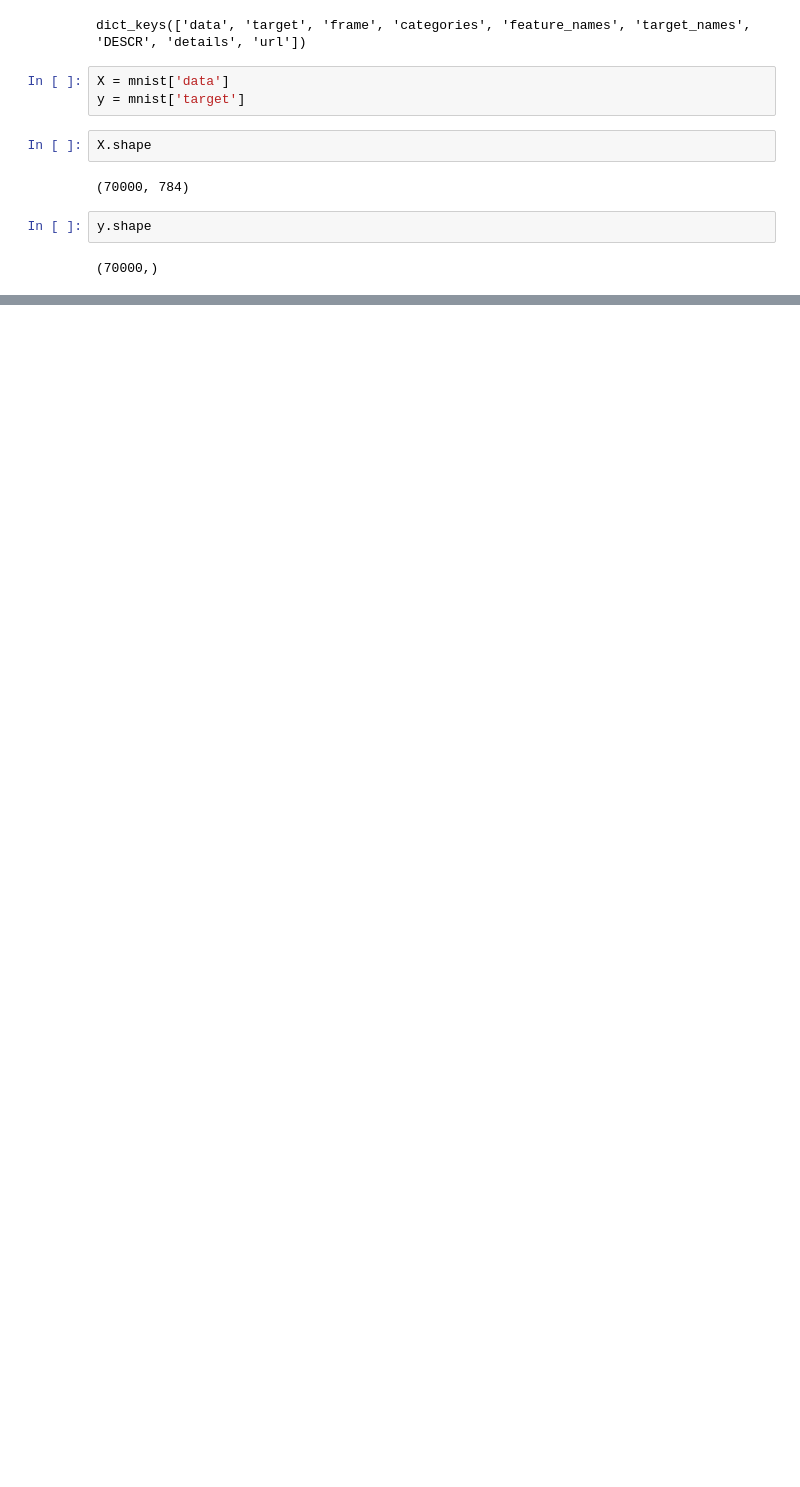
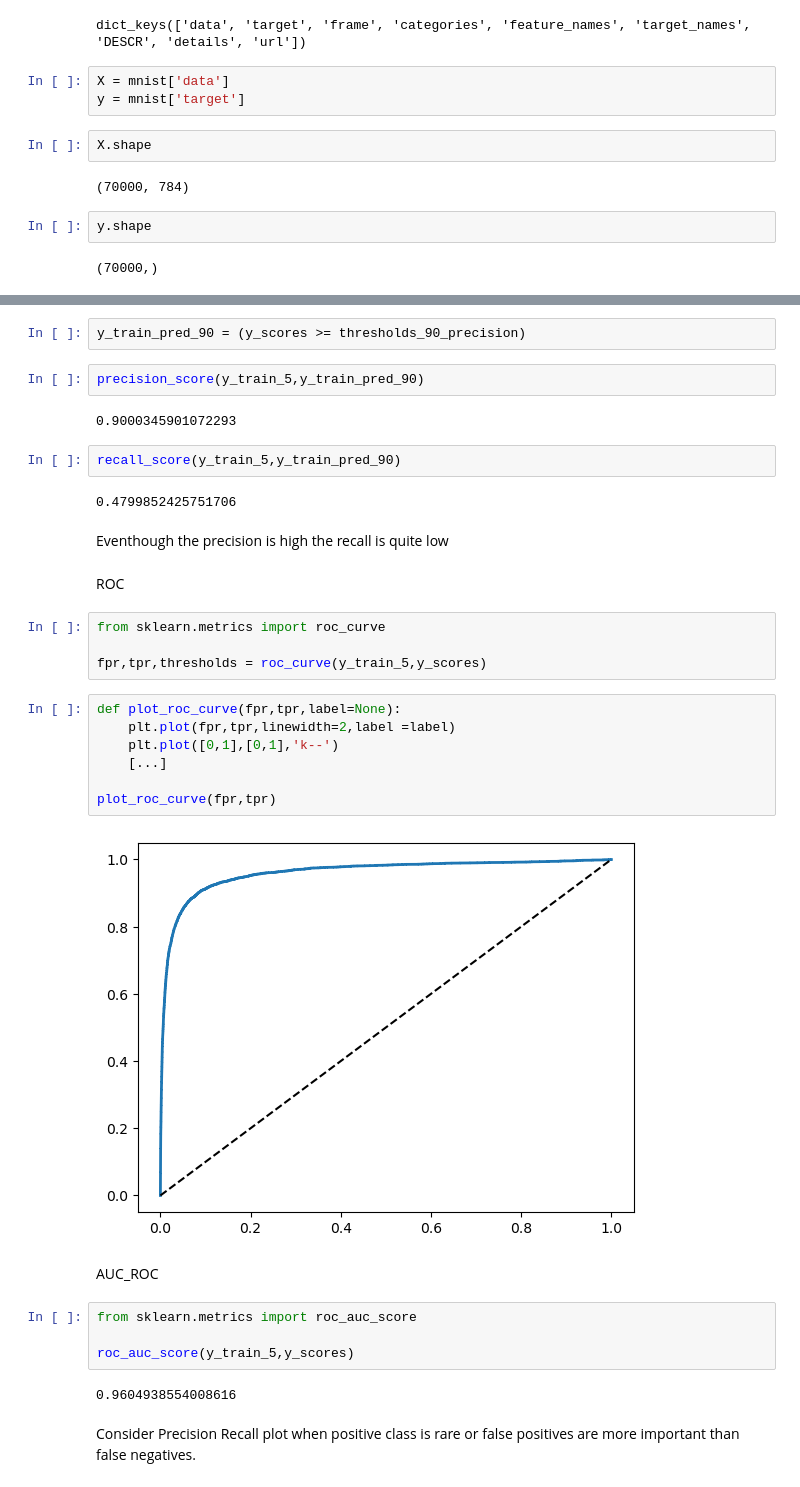
Before and after one commit to samsonmusumuri/MNIST_Classification, a Jupyter notebook: Classification/MNIST_Classification.ipynb, the cells around one changed output, grey strips where cells are left out. Drawn from its saved outputs; the diff is of its cells as text; blank space fills up the shorter version.

```diff
--- a/Classification/MNIST_Classification.ipynb
+++ b/Classification/MNIST_Classification.ipynb
@@ -25,0 +197,37 @@ y.shape
+# %%
+y_train_pred_90 = (y_scores >= thresholds_90_precision)
+# %%
+precision_score(y_train_5,y_train_pred_90)
+# %% [output]
+0.9000345901072293
+# %%
+recall_score(y_train_5,y_train_pred_90)
+# %% [output]
+0.4799852425751706
+# %% [markdown]
+Eventhough the precision is high the recall is quite low
+# %% [markdown]
+ROC
+# %%
+from sklearn.metrics import roc_curve
+
+fpr,tpr,thresholds = roc_curve(y_train_5,y_scores)
+# %%
+def plot_roc_curve(fpr,tpr,label=None):
+    plt.plot(fpr,tpr,linewidth=2,label =label)
+    plt.plot([0,1],[0,1],'k--')
+    [...]
+
+plot_roc_curve(fpr,tpr)
+# %% [output]
+[figure, added]
+# %% [markdown]
+AUC_ROC
+# %%
+from sklearn.metrics import roc_auc_score
+
+roc_auc_score(y_train_5,y_scores)
+# %% [output]
+0.9604938554008616
+# %% [markdown]
+Consider Precision Recall plot when positive class is rare or false positives are more important than false negatives.
```
Also changed, not shown: parts of 44 cells of this notebook.
